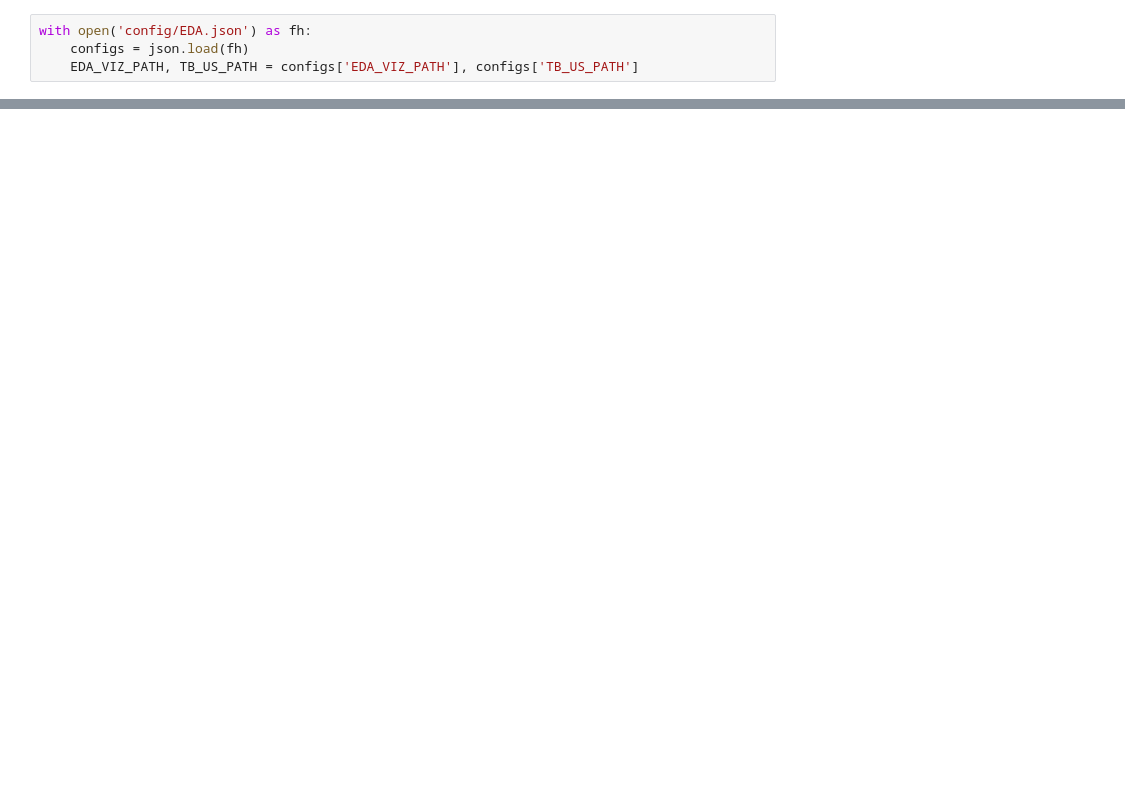
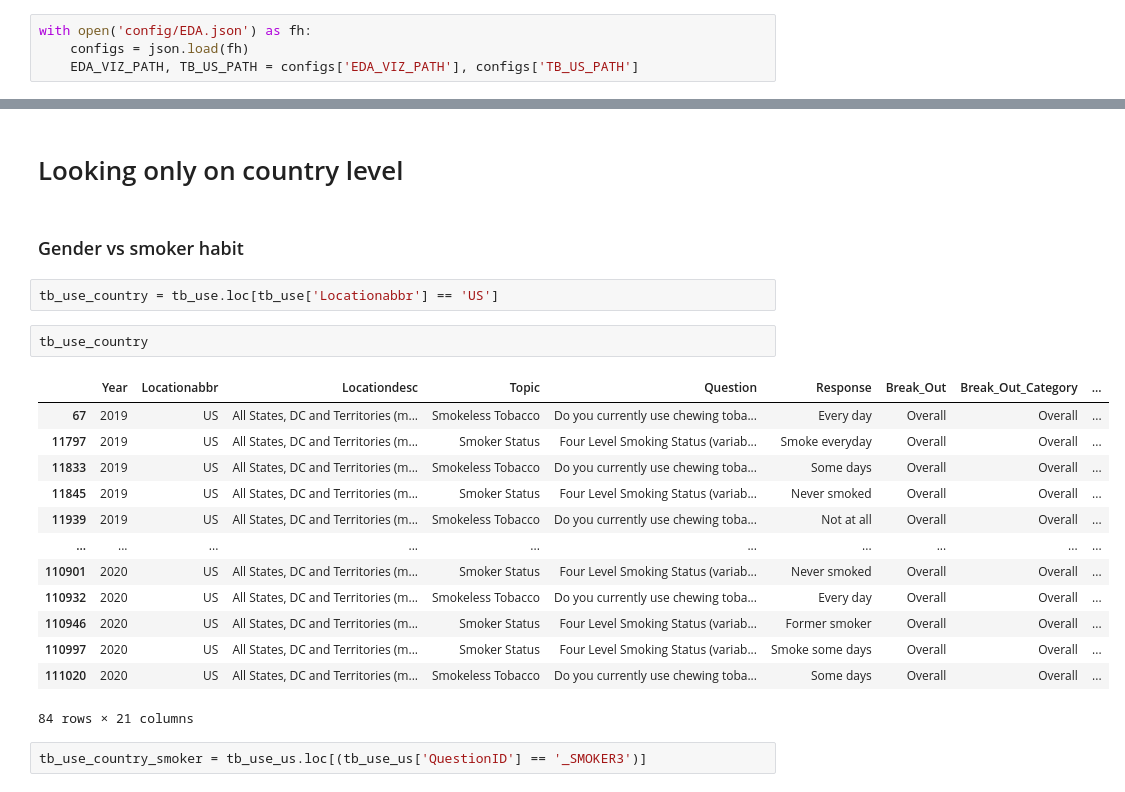
Before and after one commit to Cambn/Data-Open-2021-Central, a Jupyter notebook: us_tb_use_eda.ipynb, the cells around one changed output, grey strips where cells are left out. Drawn from its saved outputs; the diff is of its cells as text; blank space fills up the shorter version.

```diff
--- a/us_tb_use_eda.ipynb
+++ b/us_tb_use_eda.ipynb
@@ -38,0 +95,24 @@ fig = px.choropleth(state_occur,
+# %% [markdown]
+# Looking only on country level
+# %% [markdown]
+### Gender  vs smoker habit
+# %%
+tb_use_country = tb_use.loc[tb_use['Locationabbr'] == 'US']
+# %%
+tb_use_country
+# %% [output]
+|  | Year | Locationabbr | Locationdesc | Topic | Question | Response | Break_Out | Break_Out_Category | ... |
+| 67 | 2019 | US | All States, DC and Territories (m... | Smokeless Tobacco | Do you currently use chewing toba... | Every day | Overall | Overall | ... |
+| 11797 | 2019 | US | All States, DC and Territories (m... | Smoker Status | Four Level Smoking Status (variab... | Smoke everyday | Overall | Overall | ... |
+| 11833 | 2019 | US | All States, DC and Territories (m... | Smokeless Tobacco | Do you currently use chewing toba... | Some days | Overall | Overall | ... |
+| 11845 | 2019 | US | All States, DC and Territories (m... | Smoker Status | Four Level Smoking Status (variab... | Never smoked | Overall | Overall | ... |
+| 11939 | 2019 | US | All States, DC and Territories (m... | Smokeless Tobacco | Do you currently use chewing toba... | Not at all | Overall | Overall | ... |
+| ... | ... | ... | ... | ... | ... | ... | ... | ... | ... |
+| 110901 | 2020 | US | All States, DC and Territories (m... | Smoker Status | Four Level Smoking Status (variab... | Never smoked | Overall | Overall | ... |
+| 110932 | 2020 | US | All States, DC and Territories (m... | Smokeless Tobacco | Do you currently use chewing toba... | Every day | Overall | Overall | ... |
+| 110946 | 2020 | US | All States, DC and Territories (m... | Smoker Status | Four Level Smoking Status (variab... | Former smoker | Overall | Overall | ... |
+| 110997 | 2020 | US | All States, DC and Territories (m... | Smoker Status | Four Level Smoking Status (variab... | Smoke some days | Overall | Overall | ... |
+| 111020 | 2020 | US | All States, DC and Territories (m... | Smokeless Tobacco | Do you currently use chewing toba... | Some days | Overall | Overall | ... |
+84 rows × 21 columns
+# %%
+tb_use_country_smoker = tb_use_us.loc[(tb_use_us['QuestionID'] == '_SMOKER3')]
```
Also changed, not shown: parts of 24 cells of this notebook, 9 other files.
